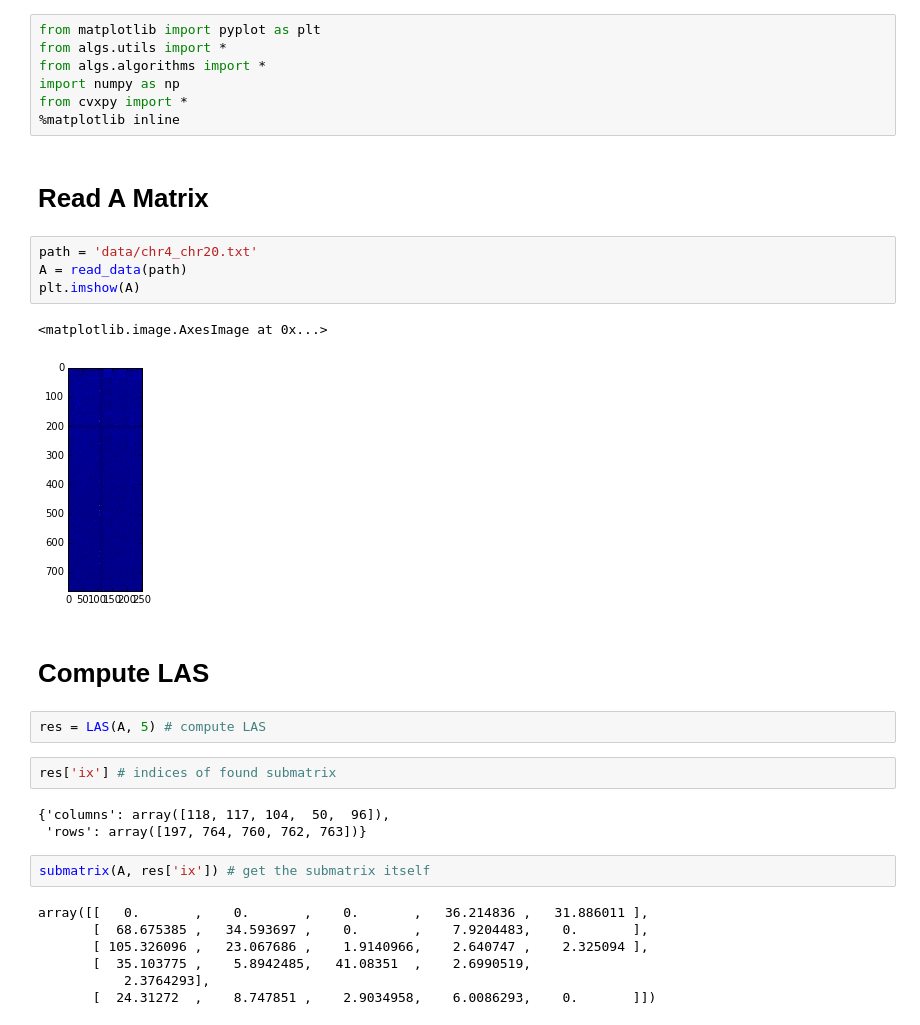
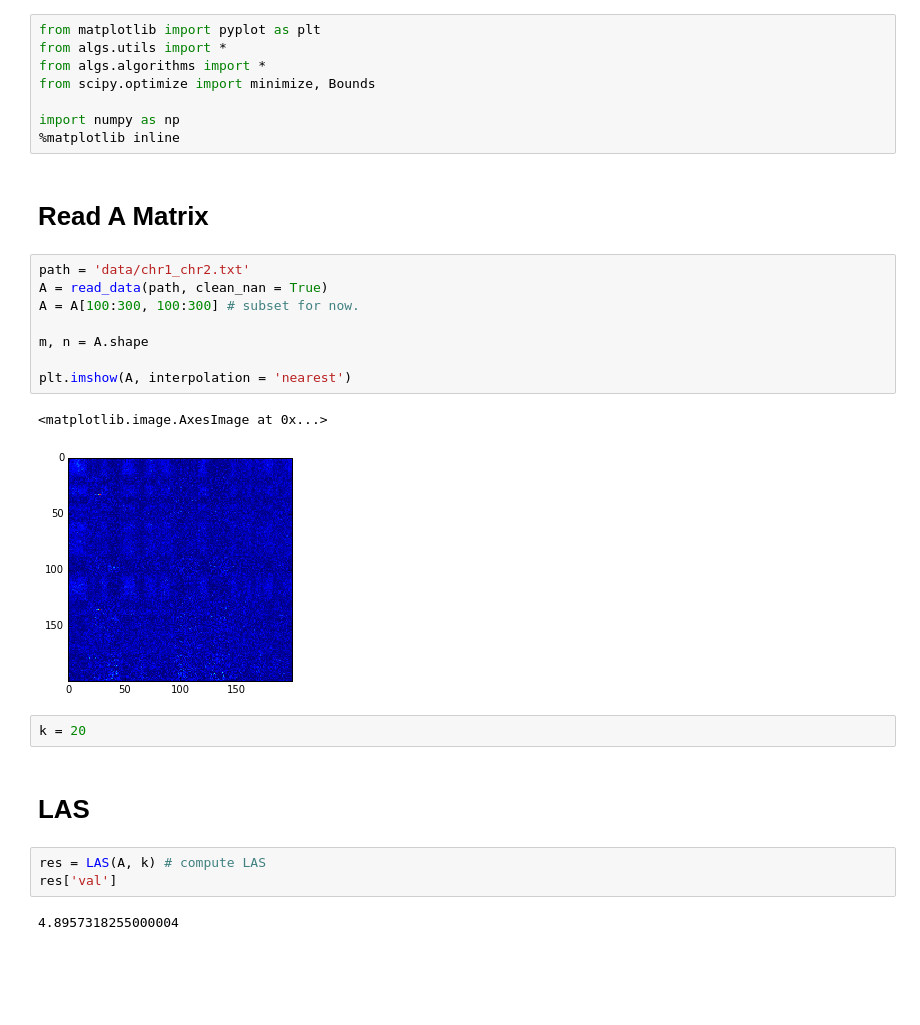
Before and after one commit to PhilChodrow/largest_submatrix, a Jupyter notebook: Examples.ipynb, the cells around one changed output. Cells and saved outputs as stored; diff of their text form; blank space fills up the shorter version.

```diff
--- a/Examples.ipynb
+++ b/Examples.ipynb
@@ -2,33 +2,29 @@
 from matplotlib import pyplot as plt
 from algs.utils import *
 from algs.algorithms import *
+from scipy.optimize import minimize, Bounds
+
 import numpy as np
-from cvxpy import *
 %matplotlib inline
 # %% [markdown]
 # Read A Matrix
 # %%
-path = 'data/chr4_chr20.txt'
-A = read_data(path)
-plt.imshow(A)
+path = 'data/chr1_chr2.txt'
+A = read_data(path, clean_nan = True)
+A = A[100:300, 100:300] # subset for now.
+
+m, n = A.shape
+
+plt.imshow(A, interpolation = 'nearest')
 # %% [output]
 <matplotlib.image.AxesImage at 0x...>
-[figure, old version]
+[figure, new version]
+# %%
+k = 20
 # %% [markdown]
-# Compute LAS
+# LAS
 # %%
-res = LAS(A, 5) # compute LAS
+res = LAS(A, k) # compute LAS
+res['val']
+# %% [output]
+4.8957318255000004
-# %%
-res['ix'] # indices of found submatrix
-# %% [output]
-{'columns': array([118, 117, 104,  50,  96]),
- 'rows': array([197, 764, 760, 762, 763])}
-# %%
-submatrix(A, res['ix']) # get the submatrix itself
-# %% [output]
-array([[   0.       ,    0.       ,    0.       ,   36.214836 ,   31.886011 ],
-       [  68.675385 ,   34.593697 ,    0.       ,    7.9204483,    0.       ],
-       [ 105.326096 ,   23.067686 ,    1.9140966,    2.640747 ,    2.325094 ],
-       [  35.103775 ,    5.8942485,   41.08351  ,    2.6990519,
-           2.3764293],
-       [  24.31272  ,    8.747851 ,    2.9034958,    6.0086293,    0.       ]])
```
Also changed, not shown: parts of 11 cells of this notebook, 2 other files.
